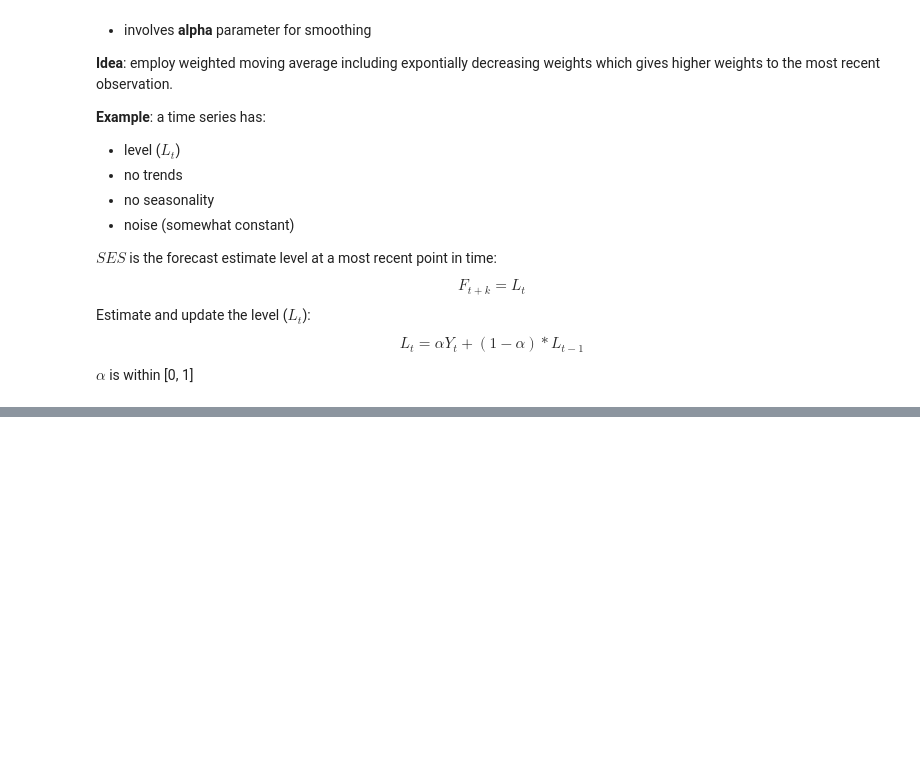
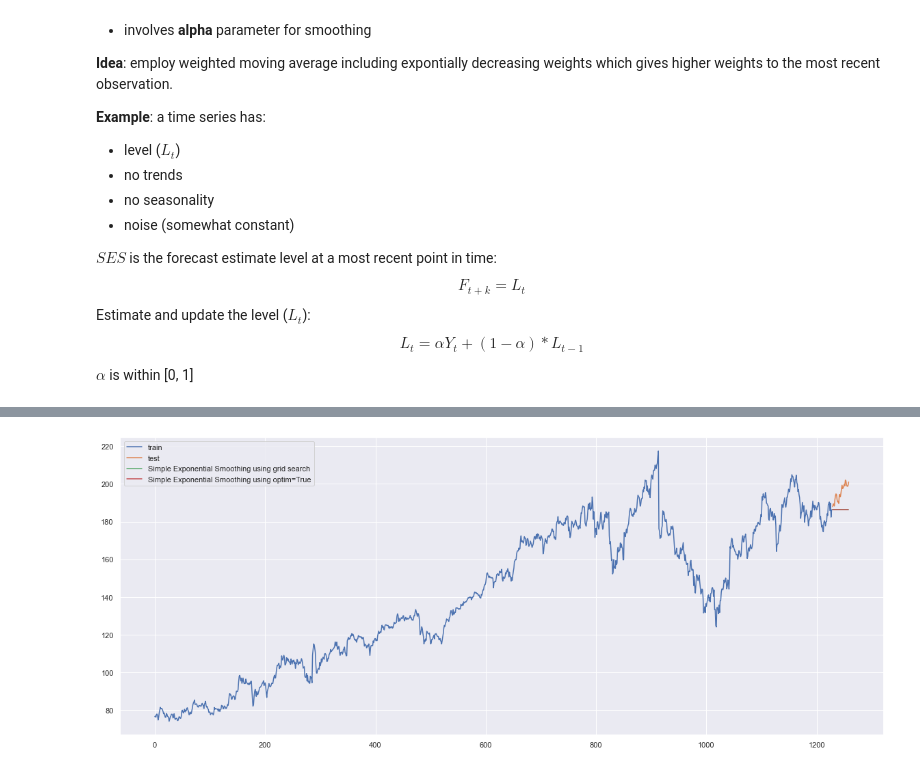
Before and after one commit to dissagaliyeva/python, a Jupyter notebook: time_series/bleeding_edge/smoothing.ipynb, the cells around one changed output, grey strips where cells are left out. Saved outputs shown, nothing was run; the diff lists cells and outputs as text; code cells hidden in the pictures; blank space fills up the shorter version.

```diff
--- a/time_series/bleeding_edge/smoothing.ipynb
+++ b/time_series/bleeding_edge/smoothing.ipynb
@@ -31,3 +36,6 @@ import matplotlib.pyplot as plt
 
 sns.set()
 plt.rcParams['figure.figsize'] = (20, 5)
+# %%
+data = pd.read_csv('../data/edge_techniques/fb.csv', parse_dates=['Date'])
+data.head(3)
@@ -33,0 +64,4 @@ plt.rcParams['figure.figsize'] = (20, 5)
+# %%
+X = data['Close']
+test = X.iloc[-30:]
+train = X.iloc[:-30]
@@ -33,0 +131,4 @@ plt.rcParams['figure.figsize'] = (20, 5)
+# %%
+fit_ses = SimpleExpSmoothing(np.asarray(train)).fit(smoothing_level=1, optimized=False)
+pred    = fit_ses.forecast(30)
+timeseries_eval_metrics(test, pred)
@@ -33,0 +147,5 @@ plt.rcParams['figure.figsize'] = (20, 5)
+# %%
+ses = SimpleExpSmoothing(np.asarray(train)).fit(optimized=True, use_brute=True)
+print(ses.summary())
+ses_pred = ses.forecast(30)
+timeseries_eval_metrics(test, ses_pred)
@@ -33,0 +170,18 @@ plt.rcParams['figure.figsize'] = (20, 5)
+# %%
+ses_preds = pd.DataFrame(pred, columns=['Close_grid_search'])
+ses_preds['new_index'] = range(1229, 1259)
+ses_preds.set_index('new_index', inplace=True)
+
+auto_preds = pd.DataFrame(ses_pred, columns=['Close_auto_search'])
+auto_preds['new_index'] = range(1229, 1259)
+auto_preds.set_index('new_index', inplace=True)
+
+plt.figure(figsize=(20, 8))
+plt.plot(train, label='train')
+plt.plot(test, label='test')
+plt.plot(ses_preds, label='Simple Exponential Smoothing using grid search')
+plt.plot(auto_preds, label='Simple Exponential Smoothing using optim=True')
+plt.legend()
+plt.show()
+# %% [output]
+[figure, added]
```
Also changed, not shown: parts of 8 cells of this notebook, 1 other file.
